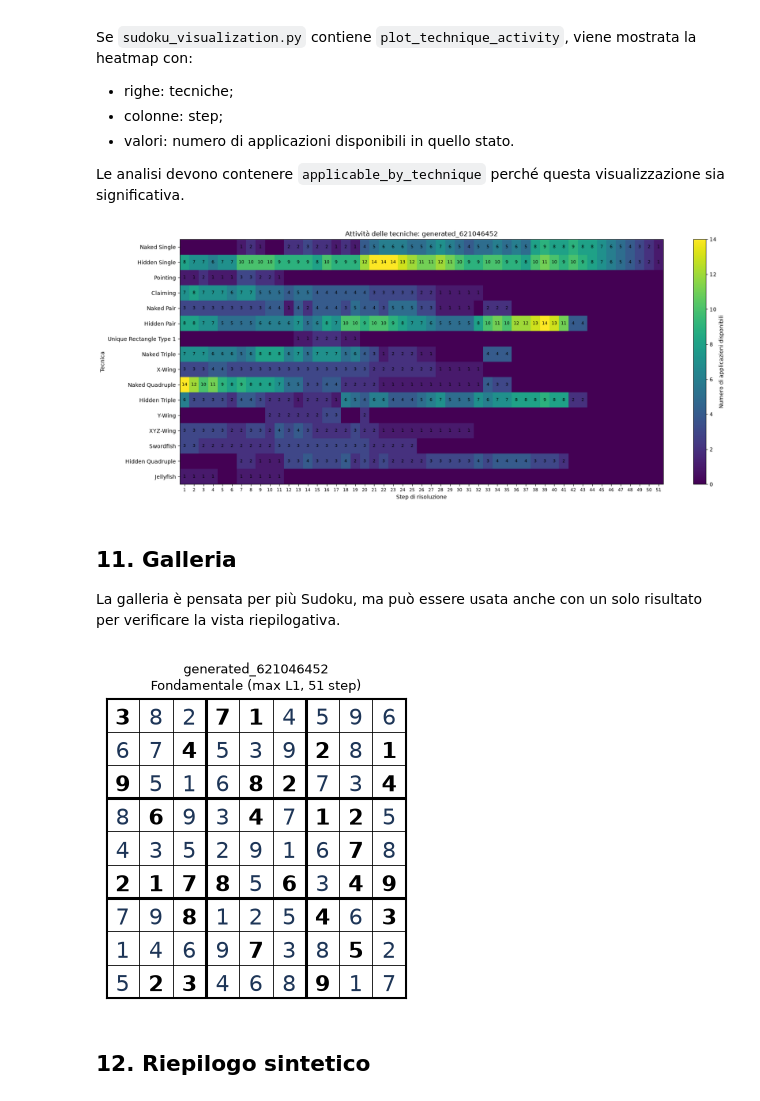
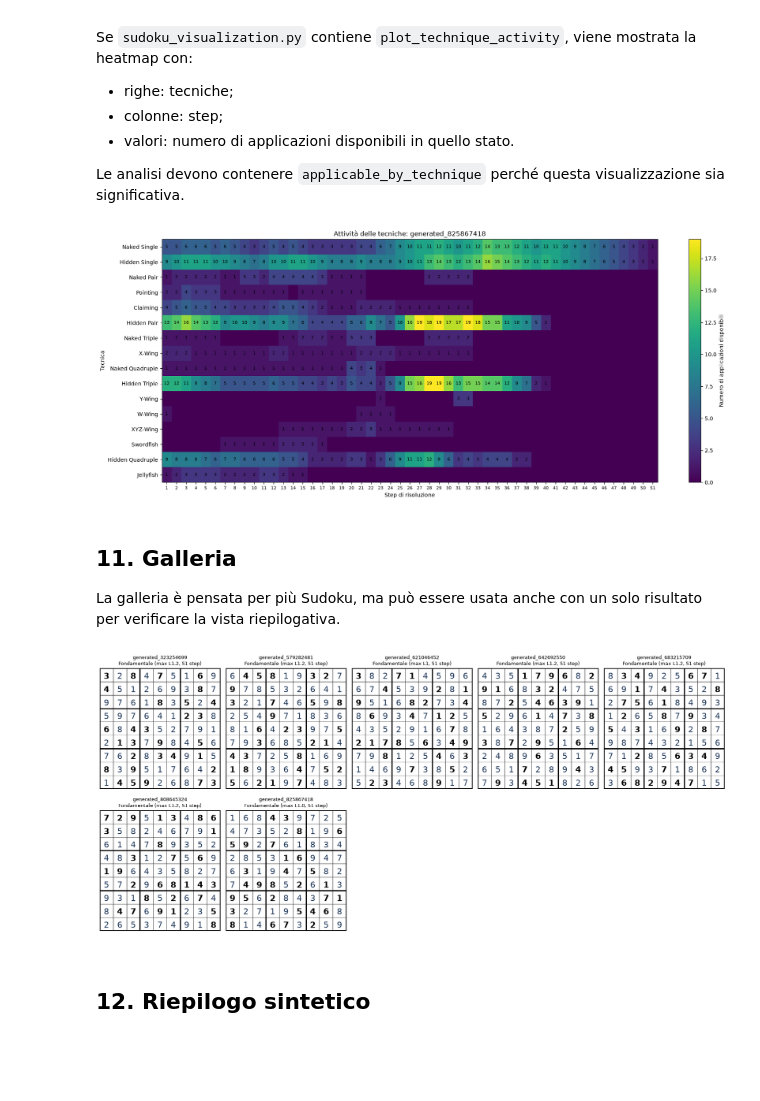
Before and after one commit to GiacomoAru/sudoku_ranker, a Jupyter notebook: sudoku_archive_demo.ipynb, the cells around one changed output. Saved outputs shown, nothing was run; the diff lists cells and outputs as text; code cells hidden in the pictures; blank space fills up the shorter version.

```diff
--- a/sudoku_archive_demo.ipynb
+++ b/sudoku_archive_demo.ipynb
@@ -86,7 +86,7 @@ Percorso: sudoku_data\puzzles\5799d0ae72e7f8e5753a.json
 
 Il Sudoku viene ricaricato usando il nome assegnato. La griglia caricata viene confrontata con quella generata.
 # %%
-loaded_info = sa.load_sudoku(puzzle_name)
+loaded_info = sa.load_sudoku('1')
 loaded_puzzle = loaded_info["grid"]
 
 print("Sudoku caricato")
@@ -258,14 +235,18 @@ else:
         "sudoku_visualization.py."
     )
 # %% [output]
-[figure, old version]
+[figure, new version]
 # %% [markdown]
 ## 11. Galleria
 
 La galleria è pensata per più Sudoku, ma può essere usata anche con un solo risultato per verificare la vista riepilogativa.
+# %%
+sudoku_ref_list = sa.list_sudokus()
+sudoku_list = [sa.load_sudoku(x['name']) for x in sudoku_ref_list]
+sudoku_analysis_list = [sa.analyse_puzzle_cached(x['grid'], x['name']) for x in sudoku_list]
 # %%
-sv.gallery([first_result], ncols=1)
+sv.gallery(sudoku_analysis_list, ncols=5)
 # %% [output]
-[figure, old version]
+[figure, new version]
 # %% [markdown]
 ## 12. Riepilogo sintetico
```
Also changed, not shown: parts of 15 cells of this notebook, 7 other files.
